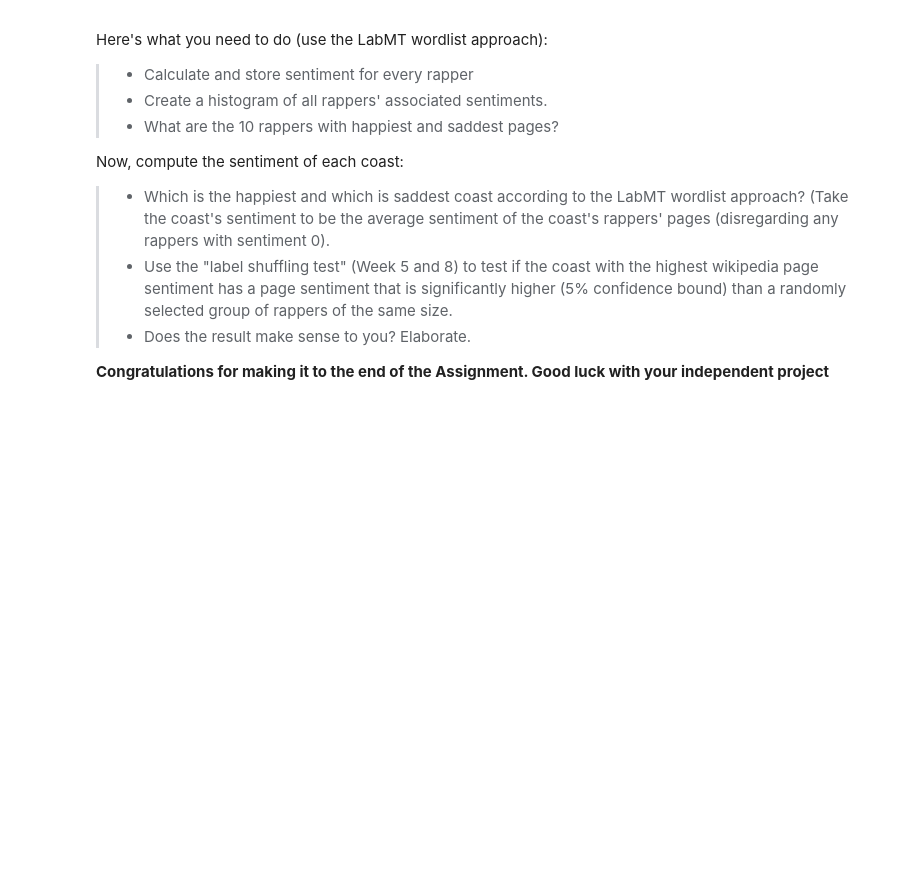
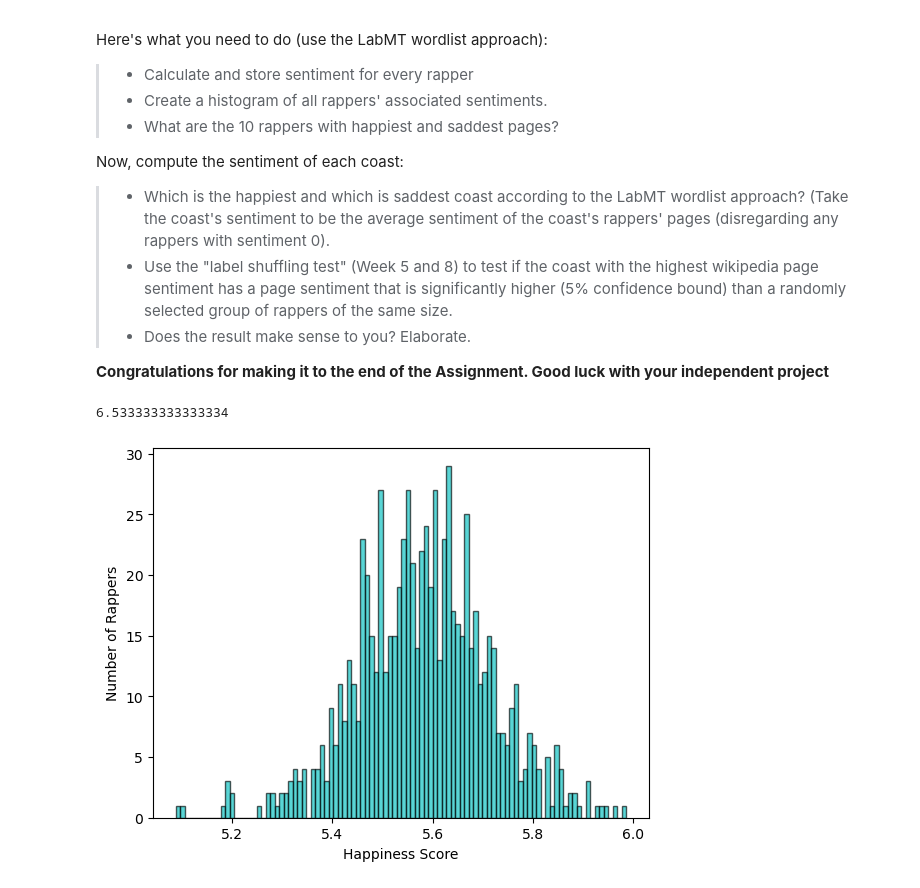
Before and after one commit to s185231/02805_SocialGraphs, a Jupyter notebook: Assignment2.ipynb, the cells around one changed output. Saved outputs shown, nothing was run; the diff lists cells and outputs as text; code cells hidden in the pictures; blank space fills up the shorter version.

```diff
--- a/Assignment2.ipynb
+++ b/Assignment2.ipynb
@@ -151,0 +281,24 @@ Now, compute the sentiment of each coast:
+# %%
+def sentiment_score(text):
+    text = word_tokenize(text)
+    word_freq = {}
+    word_val = {}
+
+    for word in text:
+        word = word.lower()
+        if word not in string.punctuation and word in list(labmt['word']):
+            if word not in word_val:
+                word_freq[word] = 1
+                word_val[word] = labmt['happiness_average'].loc[labmt['word'] == word].values[0]
+            else:
+                word_freq[word] += 1
+
+    nom = sum([list(word_val.values())[i]*list(word_freq.values())[i] for i in range(len(list(word_freq.values())))])
+    denom = sum(list(word_freq.values()))
+    v_text = nom/denom
+
+    return v_text
+# %%
+print(sentiment_score("I am happy"))
+# %% [output]
+6.533333333333334
@@ -151,0 +309,24 @@ Now, compute the sentiment of each coast:
+# %%
+def rappers_happiness(rappers):
+    rappers_happiness = {}
+    for rapper in rappers:
+
+        with open("data/rappers_text/"+rapper+'.txt') as f:
+            try:
+                rapper_text = f.readlines()
+                rapper_text = rapper_text[0]
+            except:
+                continue
+
+        rappers_happiness[rapper] = sentiment_score(rapper_text)
+
+    return rappers_happiness
+
+rappers_happiness = rappers_happiness(rappers_names)
+# %%
+plt.hist(list(rappers_happiness.values()), bins=100, color='c', edgecolor='k', alpha=0.65)
+plt.xlabel('Happiness Score')
+plt.ylabel('Number of Rappers')
+plt.show()
+# %% [output]
+[figure, added]
```
Also changed, not shown: parts of 18 cells of this notebook, 2 other files.
